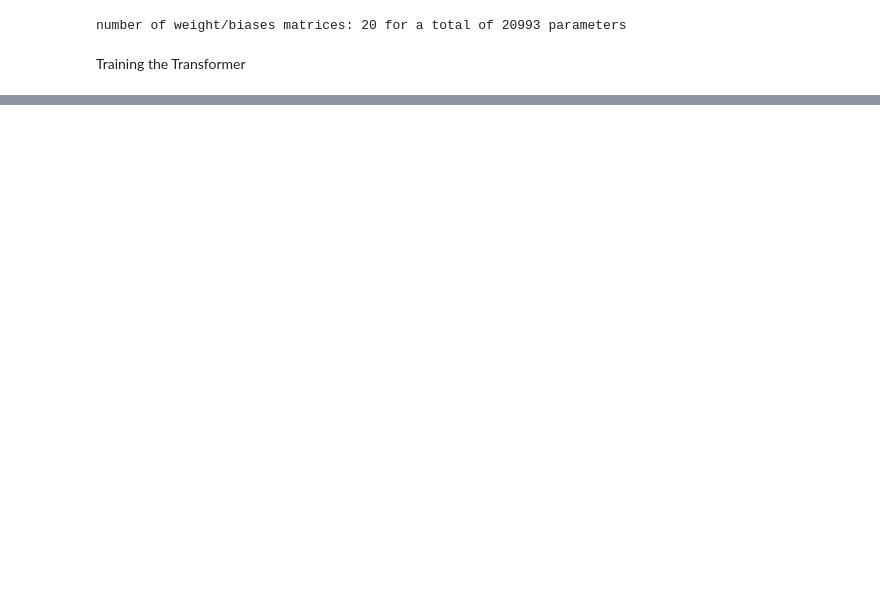
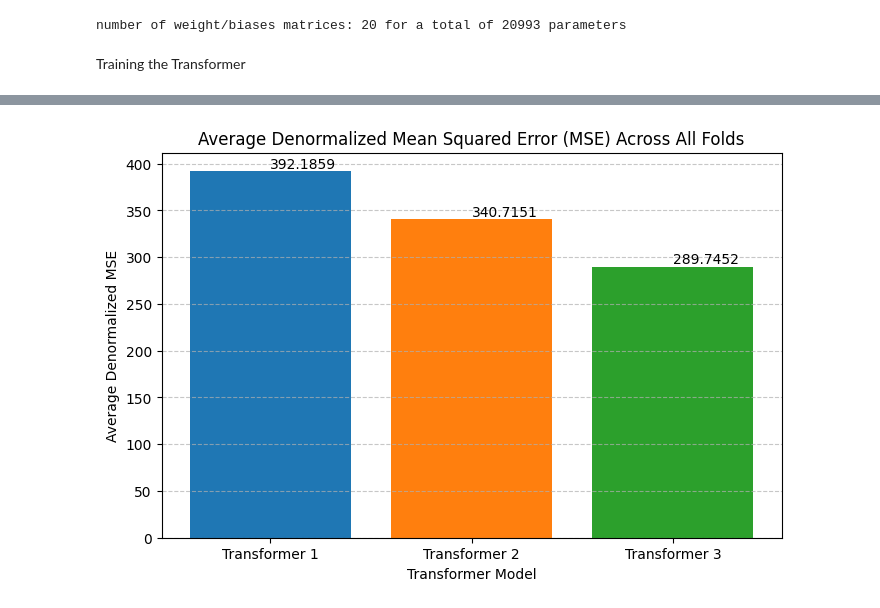
Before and after one commit to sophisticated21/Advanced-TimeSeries-Forecasting-AMD, a Jupyter notebook: transformerNN.ipynb, the cells around one changed output, grey strips where cells are left out. Cells and saved outputs as stored; diff of their text form; code cells hidden in the pictures; blank space fills up the shorter version.

```diff
--- a/transformerNN.ipynb
+++ b/transformerNN.ipynb
@@ -527,3 +637,25 @@ Best validation loss: 0.004310
+# %%
+# Calculate average MSE per model across all folds
+avg_mse_per_model = np.mean(all_test_mse_results, axis=1)
+model_names = ["Transformer 1", "Transformer 2", "Transformer 3"]
+
+# Create one picture which has the barplot for all the models (averaged over folds)
+plt.figure(figsize=(8, 5))
+bars = plt.bar(model_names, avg_mse_per_model, color=['#1f77b4', '#ff7f0e', '#2ca02c'])
+plt.title('Average Denormalized Mean Squared Error (MSE) Across All Folds')
+plt.xlabel('Transformer Model')
+plt.ylabel('Average Denormalized MSE')
+plt.grid(axis='y', linestyle='--', alpha=0.7)
+
+# Add MSE values on top of the bars
+for bar in bars:
+    yval = bar.get_height()
+    plt.text(bar.get_x() + bar.get_width()/2.0, yval, f'{yval:.4f}', va='bottom') # Center the text
+
+plt.savefig("all_models_average_test_mse_barplot.png", dpi=300)
+plt.show()
+# %% [output]
+[figure, added]
 # %%
 
 model_names = ["Transformer 1", "Transformer 2", "Transformer 3"]
```
Also changed, not shown: parts of 13 cells of this notebook.
